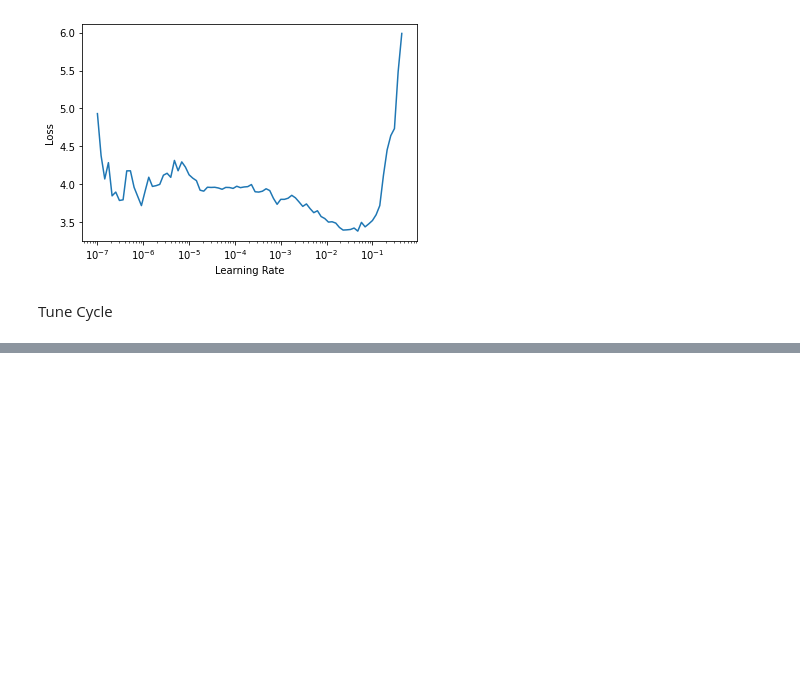
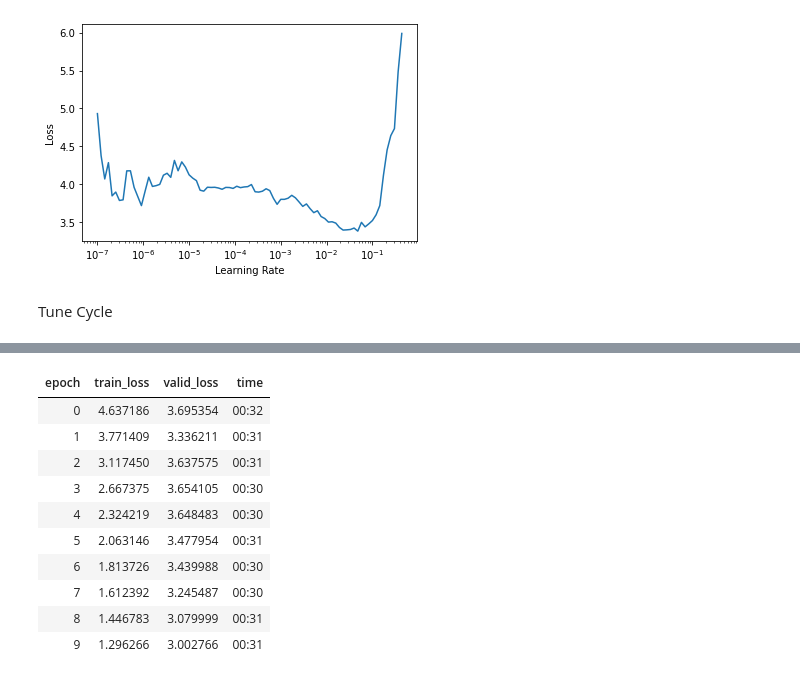
Before and after one commit to WNoxchi/rfcx_species_audio_detection, a Jupyter notebook: basic classifier.ipynb, the cells around one changed output, grey strips where cells are left out. Cells and saved outputs as stored; diff of their text form; code cells hidden in the pictures; blank space fills up the shorter version.

```diff
--- a/basic classifier.ipynb
+++ b/basic classifier.ipynb
@@ -62,0 +70,14 @@ Tune Cycle
+# %%
+learner.fit_one_cycle(10, lr_max=lr)
+# %% [output]
+| epoch | train_loss | valid_loss | time |
+| 0 | 4.637186 | 3.695354 | 00:32 |
+| 1 | 3.771409 | 3.336211 | 00:31 |
+| 2 | 3.117450 | 3.637575 | 00:31 |
+| 3 | 2.667375 | 3.654105 | 00:30 |
+| 4 | 2.324219 | 3.648483 | 00:30 |
+| 5 | 2.063146 | 3.477954 | 00:31 |
+| 6 | 1.813726 | 3.439988 | 00:30 |
+| 7 | 1.612392 | 3.245487 | 00:30 |
+| 8 | 1.446783 | 3.079999 | 00:31 |
+| 9 | 1.296266 | 3.002766 | 00:31 |
```
Also changed, not shown: parts of 12 cells of this notebook, 9 other files.
